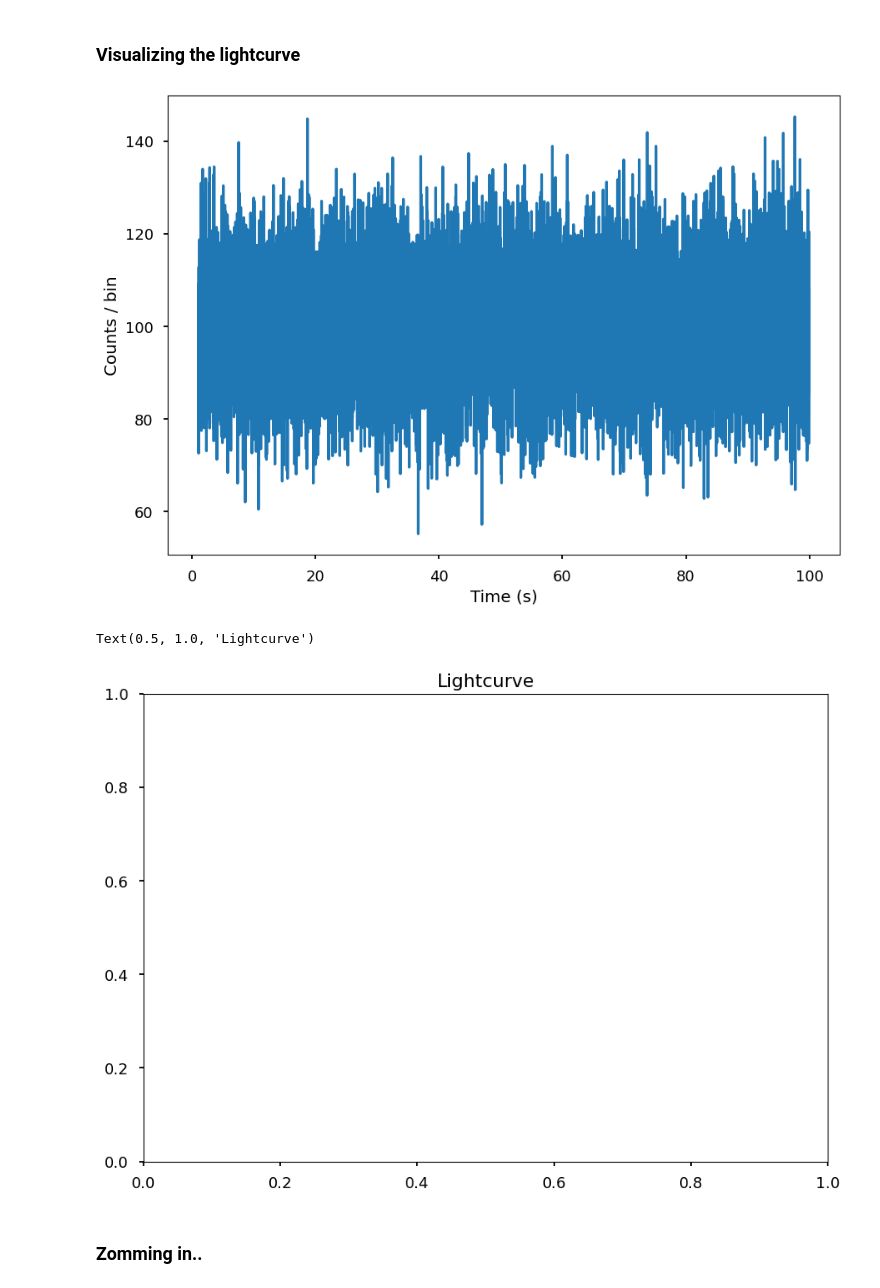
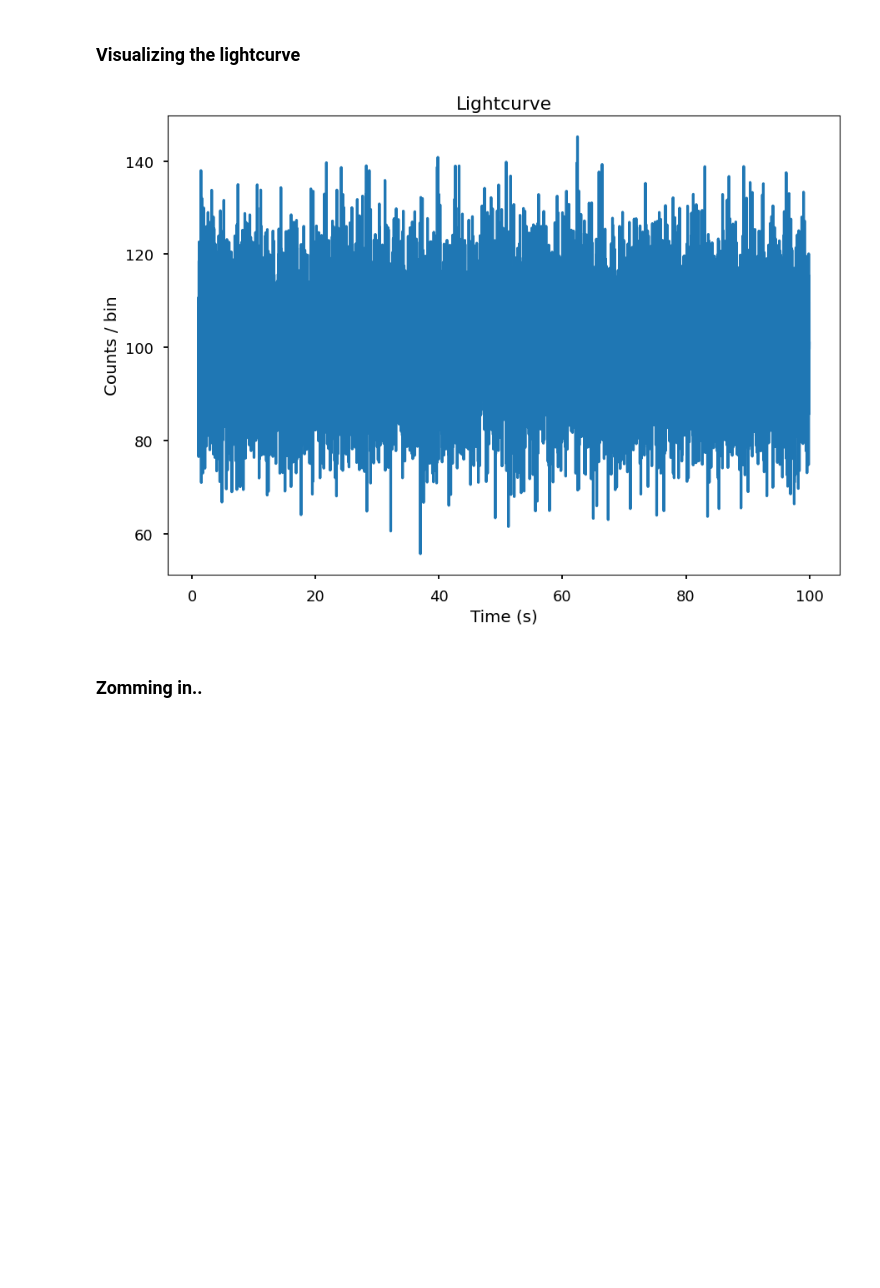
Before and after one commit to StingraySoftware/notebooks, a Jupyter notebook: DynamicalPowerspectrum/DynamicalPowerspectrum_tutorial_[fake_data].ipynb, the cells around one changed output. Cells and saved outputs as stored; diff of their text form; code cells hidden in the pictures; blank space fills up the shorter version.

```diff
--- a/DynamicalPowerspectrum/DynamicalPowerspectrum_tutorial_[fake_data].ipynb
+++ b/DynamicalPowerspectrum/DynamicalPowerspectrum_tutorial_[fake_data].ipynb
@@ -36,12 +39,9 @@ lc = stingray.Lightcurve(times, signal)
 # %% [markdown]
 ### Visualizing the lightcurve
 # %%
-lc.plot(labels=['Time (s)', 'Counts / bin'])
-plt.title('Lightcurve')
+lc.plot(labels=['Time (s)', 'Counts / bin'], title="Lightcurve")
 # %% [output]
-[figure, old version]
+[figure, new version]
-Text(0.5, 1.0, 'Lightcurve')
-[figure, removed]
 # %% [markdown]
 ### Zomming in..
 # %%
```
Also changed, not shown: parts of 12 cells of this notebook.
